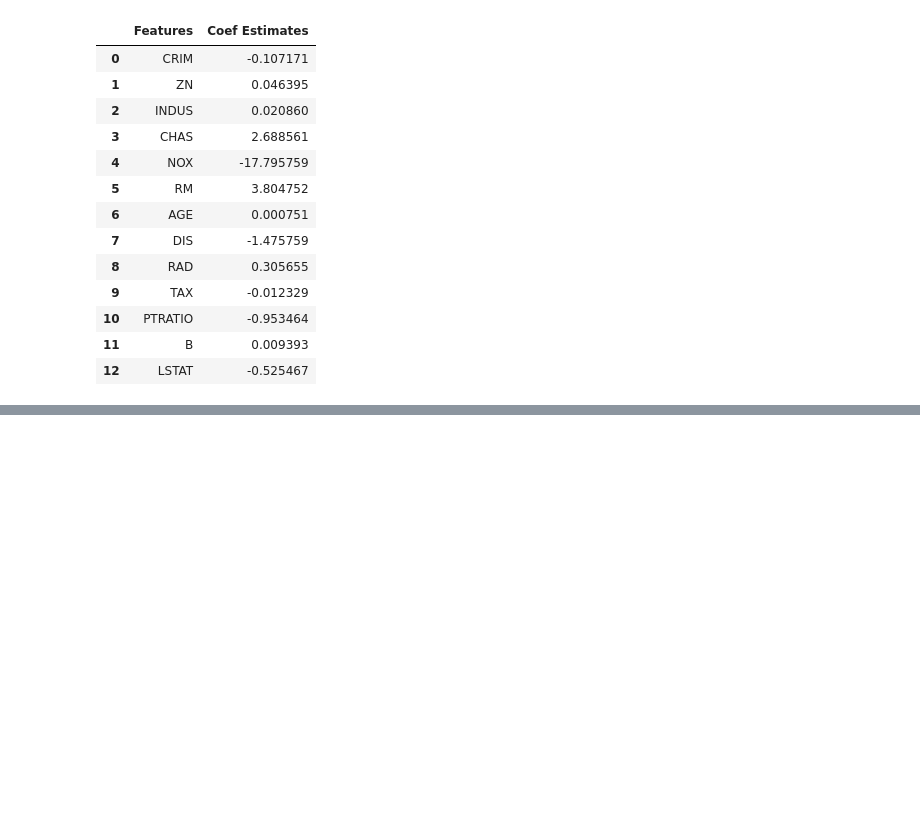
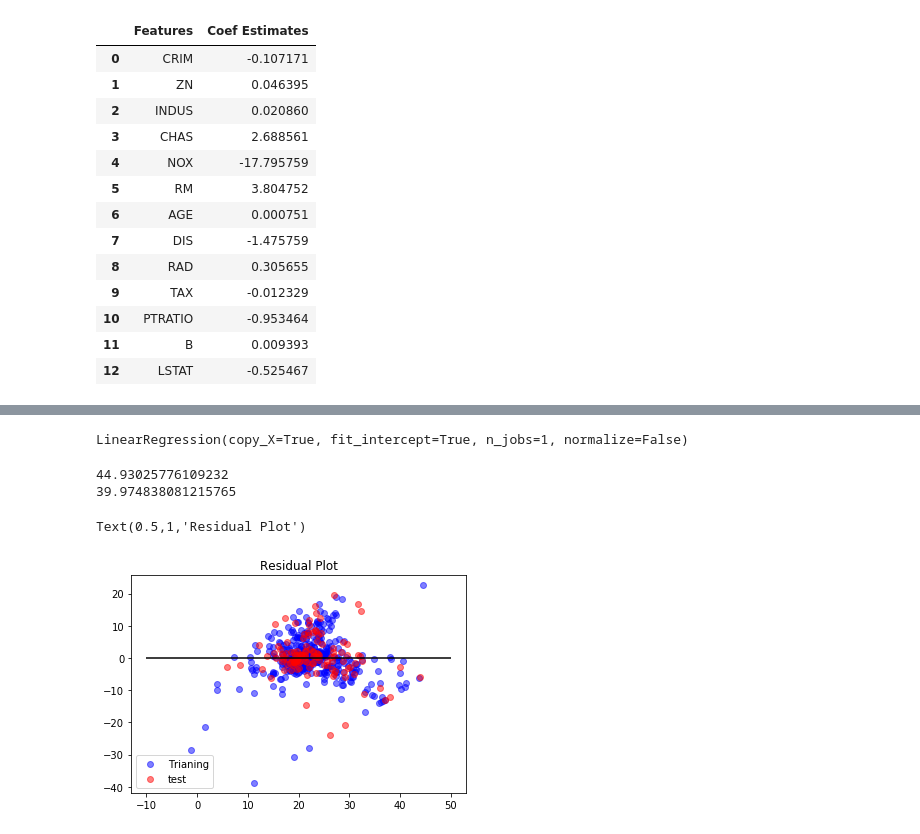
Before and after one commit to Mixsa12/Learning, a Jupyter notebook: IntroML/ML Linear Regression .ipynb, the cells around one changed output, grey strips where cells are left out. Saved outputs shown, nothing was run; the diff lists cells and outputs as text; code cells hidden in the pictures; blank space fills up the shorter version.

```diff
--- a/IntroML/ML Linear Regression .ipynb
+++ b/IntroML/ML Linear Regression .ipynb
@@ -168,0 +169,22 @@ array([[6.59 , 1.   ],
+# %%
+lreg.fit(X_train, Y_train)
+# %% [output]
+LinearRegression(copy_X=True, fit_intercept=True, n_jobs=1, normalize=False)
+# %%
+pred_train = lreg.predict(X_train)
+pred_test = lreg.predict(X_test)
+# %%
+print( np.mean((Y_train- pred_train)**2))
+print( np.mean((Y_test- pred_test)**2))
+# %% [output]
+44.93025776109232
+39.974838081215765
+# %%
+train = plt.scatter(pred_train, (pred_train - Y_train), c='b', alpha= .5)
+test =  plt.scatter(pred_test, (pred_test - Y_test), c='r', alpha= .5)
+plt.hlines(y=0, xmin= -10, xmax =50)
+plt.legend((train,test), ("Trianing", "test"), loc = "lower left")
+plt.title("Residual Plot")
+# %% [output]
+Text(0.5,1,'Residual Plot')
+[figure, added]
```
Also changed, not shown: parts of 1 cell of this notebook.
